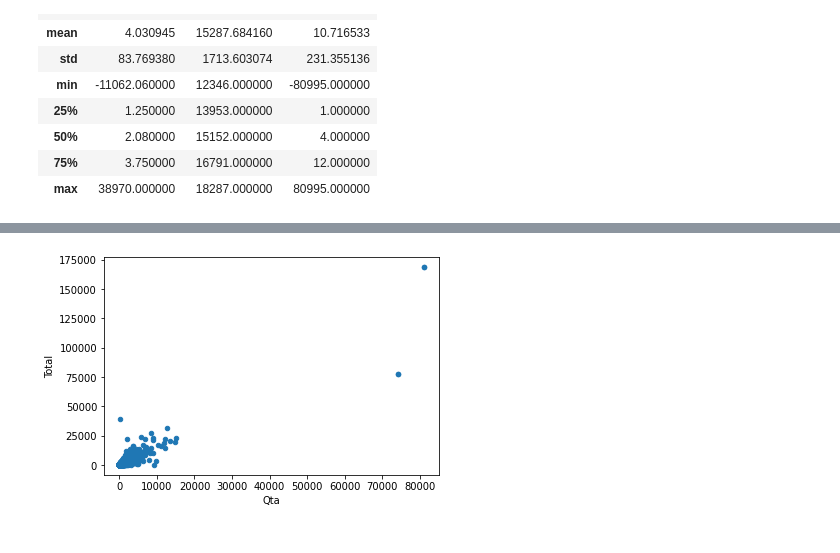
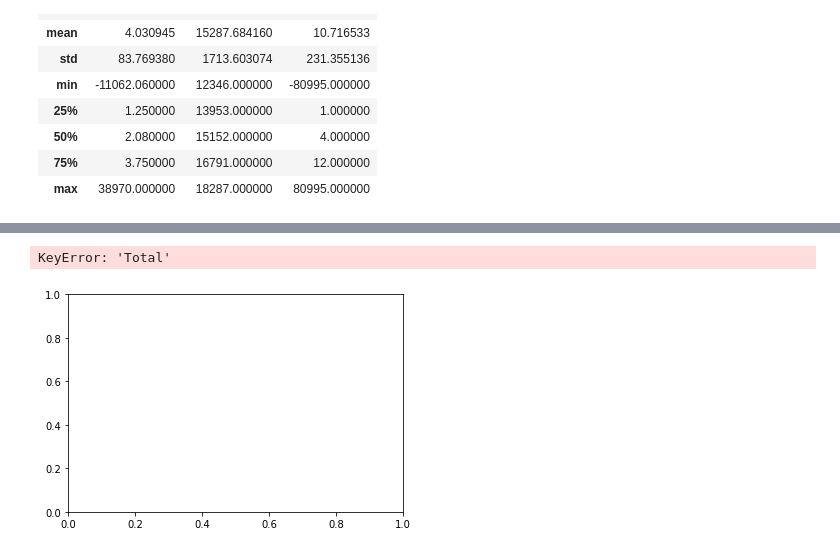
Before and after one commit to michelezoncheddu/data-mining-project, a Jupyter notebook: customers.ipynb, the cells around one changed output, grey strips where cells are left out. Cells and saved outputs as stored; diff of their text form; code cells hidden in the pictures.

```diff
--- a/customers.ipynb
+++ b/customers.ipynb
@@ -434,4 +272,5 @@ ax = gdf.Qta.hist(log=True, bins=30)
 # %%
-ax = gdf.plot.scatter(x='Qta', y='Total')
+#ax = ss_total.plot.scatter(x='Qta', y='Total')
 # %% [output]
+KeyError: 'Total'
-[figure, old version]
+[figure, new version]
```
Also changed, not shown: parts of 85 cells of this notebook, 1 other file.
